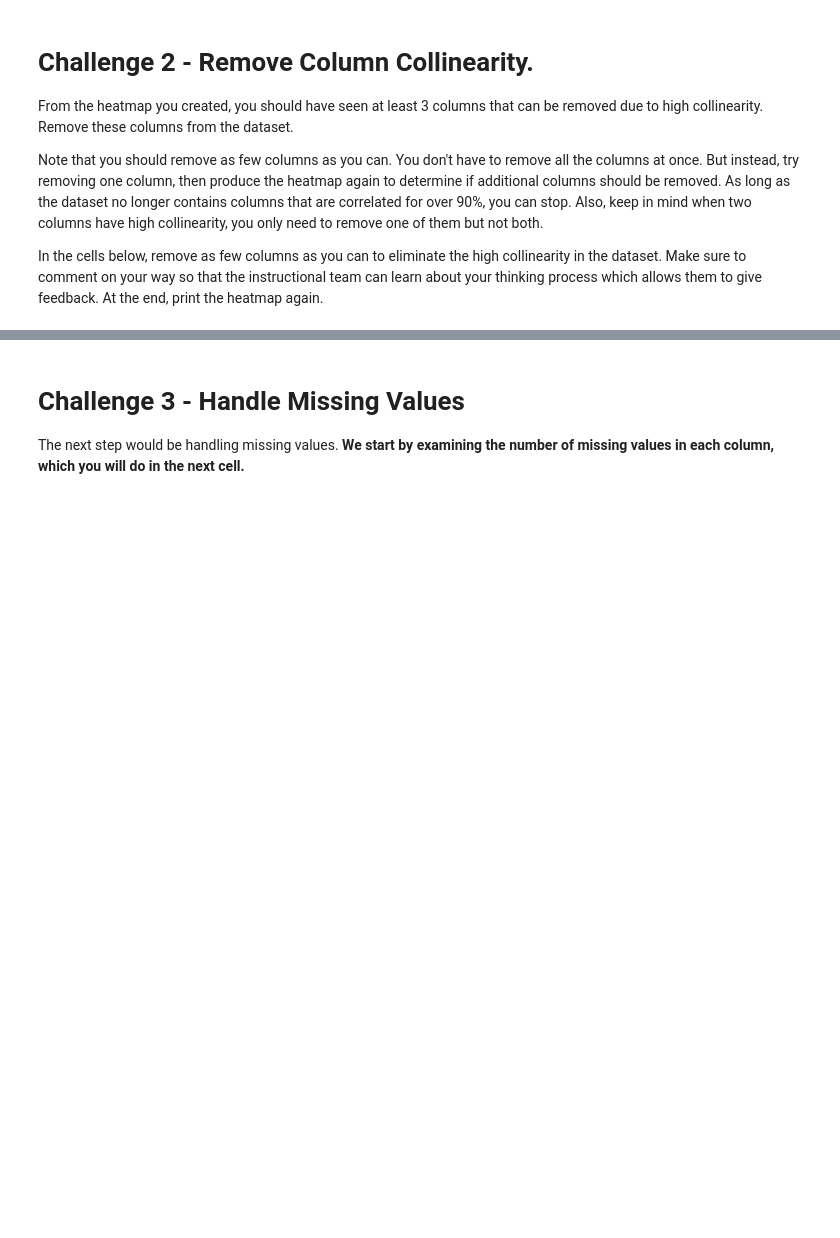
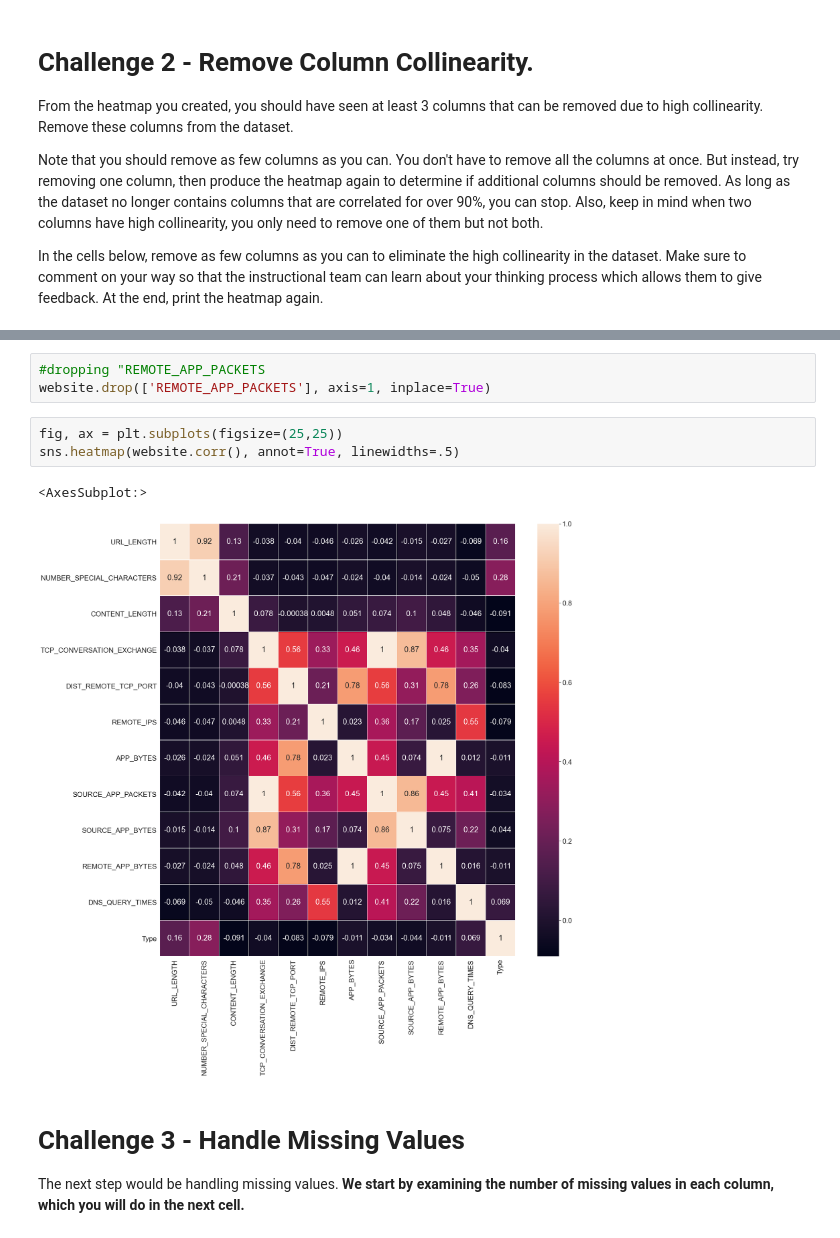
Before and after one commit to ta-data-remote/lab-supervised-learning, a Jupyter notebook: your-code/main.ipynb, the cells around one changed output, grey strips where cells are left out. Saved outputs shown, nothing was run; the diff lists cells and outputs as text; blank space fills up the shorter version.

```diff
--- a/your-code/main.ipynb
+++ b/your-code/main.ipynb
@@ -92,3 +166,12 @@ In the cells below, remove as few columns as you can to eliminate the high colli
+# %%
+#dropping "REMOTE_APP_PACKETS
+website.drop(['REMOTE_APP_PACKETS'], axis=1, inplace=True)
+# %%
+fig, ax = plt.subplots(figsize=(25,25))
+sns.heatmap(website.corr(), annot=True, linewidths=.5)
+# %% [output]
+<AxesSubplot:>
+[figure, added]
 # %% [markdown]
 # Challenge 3 - Handle Missing Values
 
```
Also changed, not shown: parts of 82 cells of this notebook, 1 other file.
